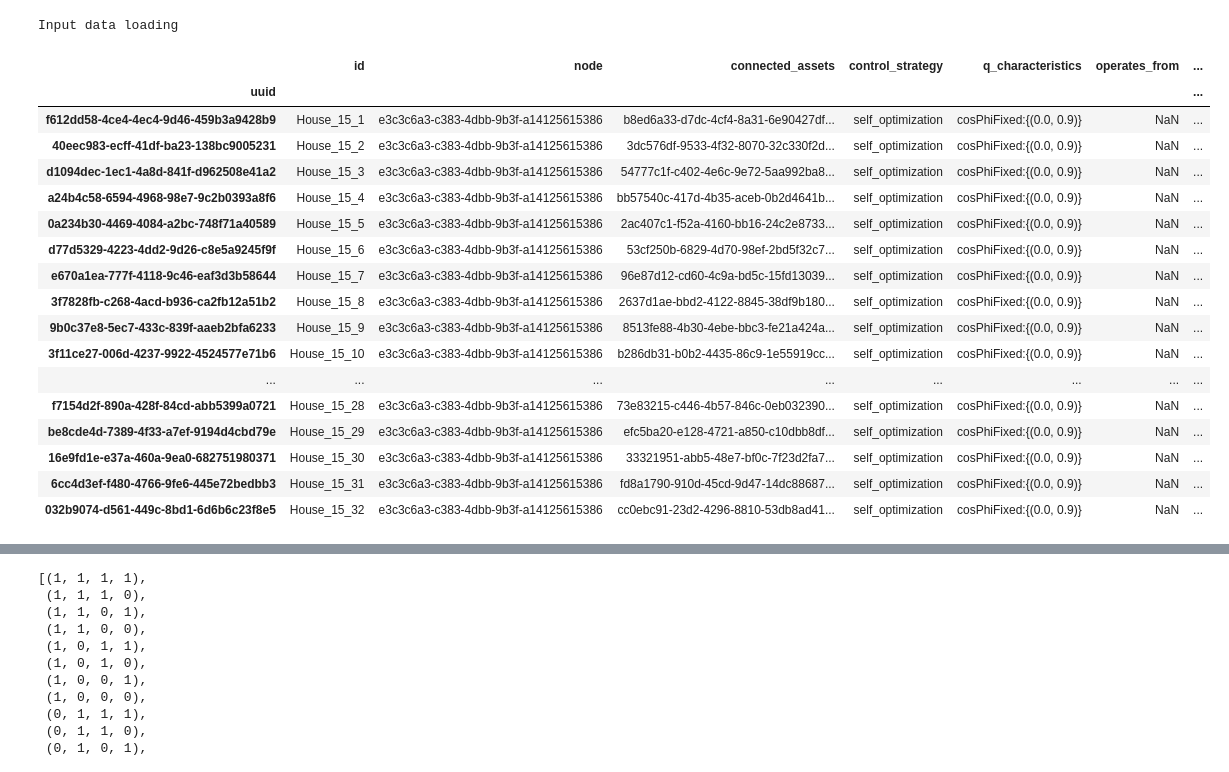
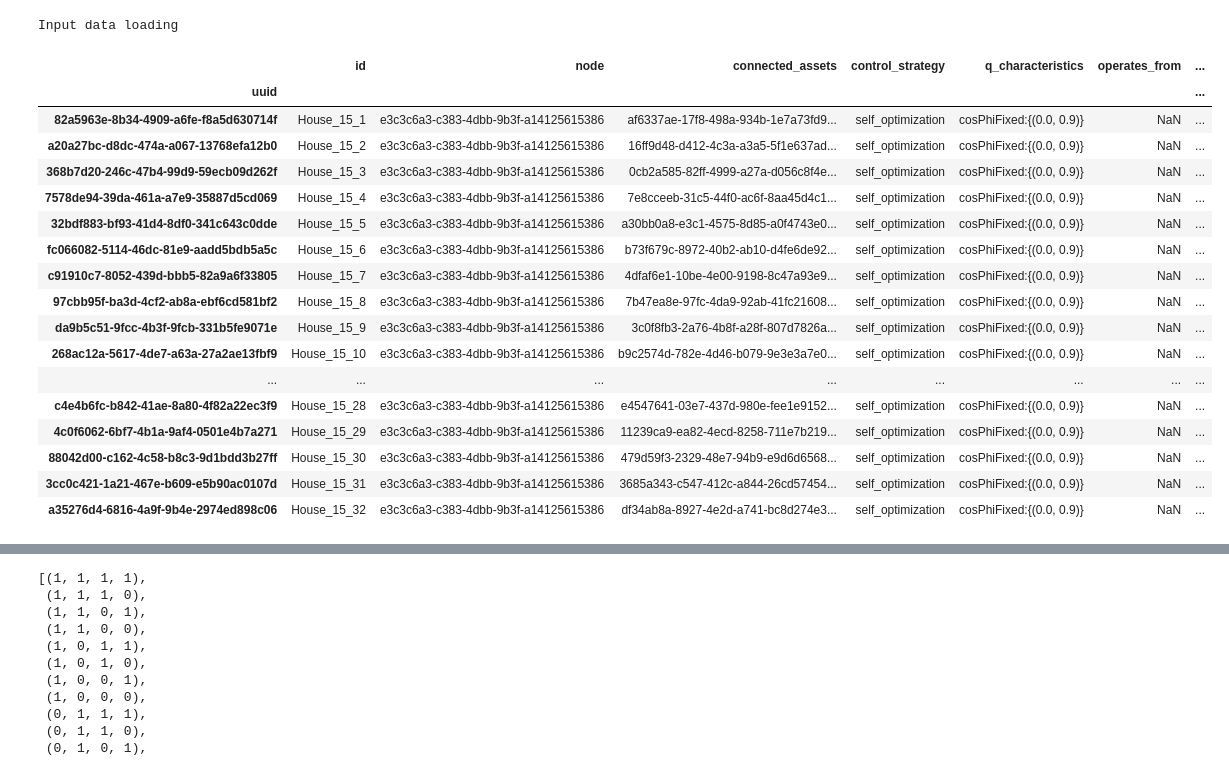
Before and after one commit to ie3-institute/pypsdm, a Jupyter notebook: pypsdm/analysis/concurrency.ipynb, the cells around one changed output, grey strips where cells are left out. Drawn from its saved outputs; the diff is of its cells as text; code cells hidden in the pictures.

```diff
--- a/pypsdm/analysis/concurrency.ipynb
+++ b/pypsdm/analysis/concurrency.ipynb
@@ -81,53 +18,53 @@ import os
 import pandas as pd
 
 # Get the folder path where the files are located
-folder_inputs = r'C:\tmp\20231116_flex_minigrid_2023-11-17_07-18-57\input\grid'
+folder_inputs = r'C:\tmp\20231121_flex_testminigrid_2023-11-21_08-37-58\input\grid'
 
 # Filenames
 file_names = [
     'em_input.csv',
     'evcs_input.csv',
     'hp_input.csv',
     'pv_input.csv',
     'load_input.csv',
     'storage_input.csv'
 ]
 
 # Read input data
 print('Input data loading')
 
 data_input_em = pd.read_csv(os.path.join(folder_inputs,file_names[0]),index_col='uuid')
 
 
 # Remove em-system
 data_input_em = data_input_em[~data_input_em['id'].str.contains('em-system')]
 
 data_input_ev = pd.read_csv(os.path.join(folder_inputs, file_names[1]),index_col='uuid')
 data_input_hp = pd.read_csv(os.path.join(folder_inputs, file_names[2]),index_col='uuid')
 data_input_pv = pd.read_csv(os.path.join(folder_inputs, file_names[3]),index_col='uuid')
 data_input_lo = pd.read_csv(os.path.join(folder_inputs, file_names[4]),index_col='uuid')
 data_input_bs = pd.read_csv(os.path.join(folder_inputs, file_names[5]),index_col='uuid')
 data_input_em
 # %% [output]
 Input data loading
 |  | id | node | connected_assets | control_strategy | q_characteristics | operates_from | ... |
 | uuid |  |  |  |  |  |  | ... |
-| f612dd58-4ce4-4ec4-9d46-459b3a9428b9 | House_15_1 | e3c3c6a3-c383-4dbb-9b3f-a14125615386 | b8ed6a33-d7dc-4cf4-8a31-6e90427df... | self_optimization | cosPhiFixed:{(0.0, 0.9)} | NaN | ... |
-| 40eec983-ecff-41df-ba23-138bc9005231 | House_15_2 | e3c3c6a3-c383-4dbb-9b3f-a14125615386 | 3dc576df-9533-4f32-8070-32c330f2d... | self_optimization | cosPhiFixed:{(0.0, 0.9)} | NaN | ... |
-| d1094dec-1ec1-4a8d-841f-d962508e41a2 | House_15_3 | e3c3c6a3-c383-4dbb-9b3f-a14125615386 | 54777c1f-c402-4e6c-9e72-5aa992ba8... | self_optimization | cosPhiFixed:{(0.0, 0.9)} | NaN | ... |
-| a24b4c58-6594-4968-98e7-9c2b0393a8f6 | House_15_4 | e3c3c6a3-c383-4dbb-9b3f-a14125615386 | bb57540c-417d-4b35-aceb-0b2d4641b... | self_optimization | cosPhiFixed:{(0.0, 0.9)} | NaN | ... |
-| 0a234b30-4469-4084-a2bc-748f71a40589 | House_15_5 | e3c3c6a3-c383-4dbb-9b3f-a14125615386 | 2ac407c1-f52a-4160-bb16-24c2e8733... | self_optimization | cosPhiFixed:{(0.0, 0.9)} | NaN | ... |
-| d77d5329-4223-4dd2-9d26-c8e5a9245f9f | House_15_6 | e3c3c6a3-c383-4dbb-9b3f-a14125615386 | 53cf250b-6829-4d70-98ef-2bd5f32c7... | self_optimization | cosPhiFixed:{(0.0, 0.9)} | NaN | ... |
-| e670a1ea-777f-4118-9c46-eaf3d3b58644 | House_15_7 | e3c3c6a3-c383-4dbb-9b3f-a14125615386 | 96e87d12-cd60-4c9a-bd5c-15fd13039... | self_optimization | cosPhiFixed:{(0.0, 0.9)} | NaN | ... |
-| 3f7828fb-c268-4acd-b936-ca2fb12a51b2 | House_15_8 | e3c3c6a3-c383-4dbb-9b3f-a14125615386 | 2637d1ae-bbd2-4122-8845-38df9b180... | self_optimization | cosPhiFixed:{(0.0, 0.9)} | NaN | ... |
-| 9b0c37e8-5ec7-433c-839f-aaeb2bfa6233 | House_15_9 | e3c3c6a3-c383-4dbb-9b3f-a14125615386 | 8513fe88-4b30-4ebe-bbc3-fe21a424a... | self_optimization | cosPhiFixed:{(0.0, 0.9)} | NaN | ... |
-| 3f11ce27-006d-4237-9922-4524577e71b6 | House_15_10 | e3c3c6a3-c383-4dbb-9b3f-a14125615386 | b286db31-b0b2-4435-86c9-1e55919cc... | self_optimization | cosPhiFixed:{(0.0, 0.9)} | NaN | ... |
+| 82a5963e-8b34-4909-a6fe-f8a5d630714f | House_15_1 | e3c3c6a3-c383-4dbb-9b3f-a14125615386 | af6337ae-17f8-498a-934b-1e7a73fd9... | self_optimization | cosPhiFixed:{(0.0, 0.9)} | NaN | ... |
+| a20a27bc-d8dc-474a-a067-13768efa12b0 | House_15_2 | e3c3c6a3-c383-4dbb-9b3f-a14125615386 | 16ff9d48-d412-4c3a-a3a5-5f1e637ad... | self_optimization | cosPhiFixed:{(0.0, 0.9)} | NaN | ... |
+| 368b7d20-246c-47b4-99d9-59ecb09d262f | House_15_3 | e3c3c6a3-c383-4dbb-9b3f-a14125615386 | 0cb2a585-82ff-4999-a27a-d056c8f4e... | self_optimization | cosPhiFixed:{(0.0, 0.9)} | NaN | ... |
+| 7578de94-39da-461a-a7e9-35887d5cd069 | House_15_4 | e3c3c6a3-c383-4dbb-9b3f-a14125615386 | 7e8cceeb-31c5-44f0-ac6f-8aa45d4c1... | self_optimization | cosPhiFixed:{(0.0, 0.9)} | NaN | ... |
+| 32bdf883-bf93-41d4-8df0-341c643c0dde | House_15_5 | e3c3c6a3-c383-4dbb-9b3f-a14125615386 | a30bb0a8-e3c1-4575-8d85-a0f4743e0... | self_optimization | cosPhiFixed:{(0.0, 0.9)} | NaN | ... |
+| fc066082-5114-46dc-81e9-aadd5bdb5a5c | House_15_6 | e3c3c6a3-c383-4dbb-9b3f-a14125615386 | b73f679c-8972-40b2-ab10-d4fe6de92... | self_optimization | cosPhiFixed:{(0.0, 0.9)} | NaN | ... |
+| c91910c7-8052-439d-bbb5-82a9a6f33805 | House_15_7 | e3c3c6a3-c383-4dbb-9b3f-a14125615386 | 4dfaf6e1-10be-4e00-9198-8c47a93e9... | self_optimization | cosPhiFixed:{(0.0, 0.9)} | NaN | ... |
+| 97cbb95f-ba3d-4cf2-ab8a-ebf6cd581bf2 | House_15_8 | e3c3c6a3-c383-4dbb-9b3f-a14125615386 | 7b47ea8e-97fc-4da9-92ab-41fc21608... | self_optimization | cosPhiFixed:{(0.0, 0.9)} | NaN | ... |
+| da9b5c51-9fcc-4b3f-9fcb-331b5fe9071e | House_15_9 | e3c3c6a3-c383-4dbb-9b3f-a14125615386 | 3c0f8fb3-2a76-4b8f-a28f-807d7826a... | self_optimization | cosPhiFixed:{(0.0, 0.9)} | NaN | ... |
+| 268ac12a-5617-4de7-a63a-27a2ae13fbf9 | House_15_10 | e3c3c6a3-c383-4dbb-9b3f-a14125615386 | b9c2574d-782e-4d46-b079-9e3e3a7e0... | self_optimization | cosPhiFixed:{(0.0, 0.9)} | NaN | ... |
 | ... | ... | ... | ... | ... | ... | ... | ... |
-| f7154d2f-890a-428f-84cd-abb5399a0721 | House_15_28 | e3c3c6a3-c383-4dbb-9b3f-a14125615386 | 73e83215-c446-4b57-846c-0eb032390... | self_optimization | cosPhiFixed:{(0.0, 0.9)} | NaN | ... |
-| be8cde4d-7389-4f33-a7ef-9194d4cbd79e | House_15_29 | e3c3c6a3-c383-4dbb-9b3f-a14125615386 | efc5ba20-e128-4721-a850-c10dbb8df... | self_optimization | cosPhiFixed:{(0.0, 0.9)} | NaN | ... |
-| 16e9fd1e-e37a-460a-9ea0-682751980371 | House_15_30 | e3c3c6a3-c383-4dbb-9b3f-a14125615386 | 33321951-abb5-48e7-bf0c-7f23d2fa7... | self_optimization | cosPhiFixed:{(0.0, 0.9)} | NaN | ... |
-| 6cc4d3ef-f480-4766-9fe6-445e72bedbb3 | House_15_31 | e3c3c6a3-c383-4dbb-9b3f-a14125615386 | fd8a1790-910d-45cd-9d47-14dc88687... | self_optimization | cosPhiFixed:{(0.0, 0.9)} | NaN | ... |
-| 032b9074-d561-449c-8bd1-6d6b6c23f8e5 | House_15_32 | e3c3c6a3-c383-4dbb-9b3f-a14125615386 | cc0ebc91-23d2-4296-8810-53db8ad41... | self_optimization | cosPhiFixed:{(0.0, 0.9)} | NaN | ... |
+| c4e4b6fc-b842-41ae-8a80-4f82a22ec3f9 | House_15_28 | e3c3c6a3-c383-4dbb-9b3f-a14125615386 | e4547641-03e7-437d-980e-fee1e9152... | self_optimization | cosPhiFixed:{(0.0, 0.9)} | NaN | ... |
+| 4c0f6062-6bf7-4b1a-9af4-0501e4b7a271 | House_15_29 | e3c3c6a3-c383-4dbb-9b3f-a14125615386 | 11239ca9-ea82-4ecd-8258-711e7b219... | self_optimization | cosPhiFixed:{(0.0, 0.9)} | NaN | ... |
+| 88042d00-c162-4c58-b8c3-9d1bdd3b27ff | House_15_30 | e3c3c6a3-c383-4dbb-9b3f-a14125615386 | 479d59f3-2329-48e7-94b9-e9d6d6568... | self_optimization | cosPhiFixed:{(0.0, 0.9)} | NaN | ... |
+| 3cc0c421-1a21-467e-b609-e5b90ac0107d | House_15_31 | e3c3c6a3-c383-4dbb-9b3f-a14125615386 | 3685a343-c547-412c-a844-26cd57454... | self_optimization | cosPhiFixed:{(0.0, 0.9)} | NaN | ... |
+| a35276d4-6816-4a9f-9b4e-2974ed898c06 | House_15_32 | e3c3c6a3-c383-4dbb-9b3f-a14125615386 | df34ab8a-8927-4e2d-a741-bc8d274e3... | self_optimization | cosPhiFixed:{(0.0, 0.9)} | NaN | ... |
 # %%
 
 def create_em_to_systemparticipant_dict(em_list, system_participants_list):
```
Also changed, not shown: parts of 42 cells of this notebook, 1 other file.
